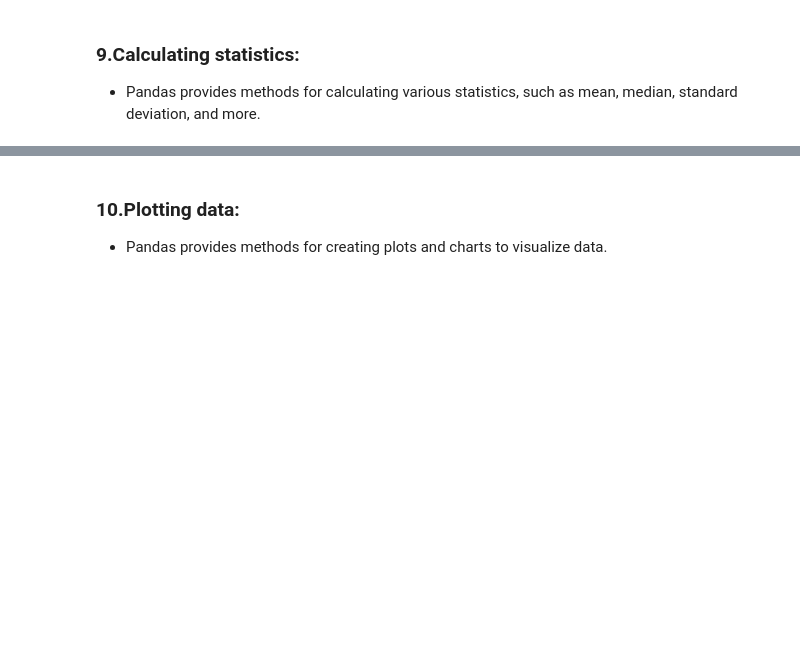
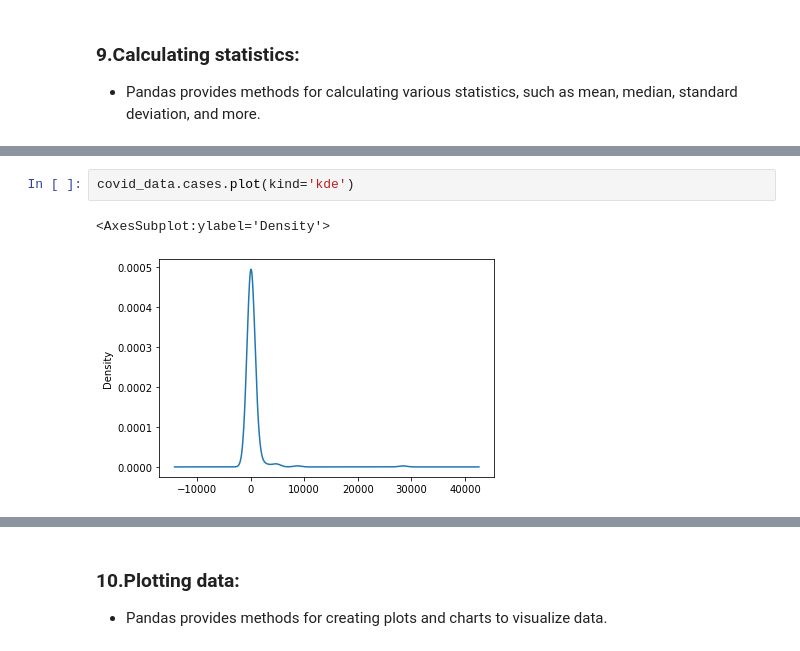
Before and after one commit to Edubridge-karthik/Advance-Python, a Jupyter notebook: EONDA- Pandas on 28th and 29th .ipynb, the cells around one changed output, grey strips where cells are left out. Drawn from its saved outputs; the diff is of its cells as text; blank space fills up the shorter version.

```diff
--- a/EONDA- Pandas on 28th and 29th .ipynb
+++ b/EONDA- Pandas on 28th and 29th .ipynb
@@ -1445,0 +2095,5 @@ periodic_table.join(periodic_table_extended, lsuffix="_left",rsuffix="_reight",h
+# %%
+covid_data.cases.plot(kind='kde')
+# %% [output]
+<AxesSubplot:ylabel='Density'>
+[figure, added]
```
Also changed, not shown: parts of 92 cells of this notebook.
